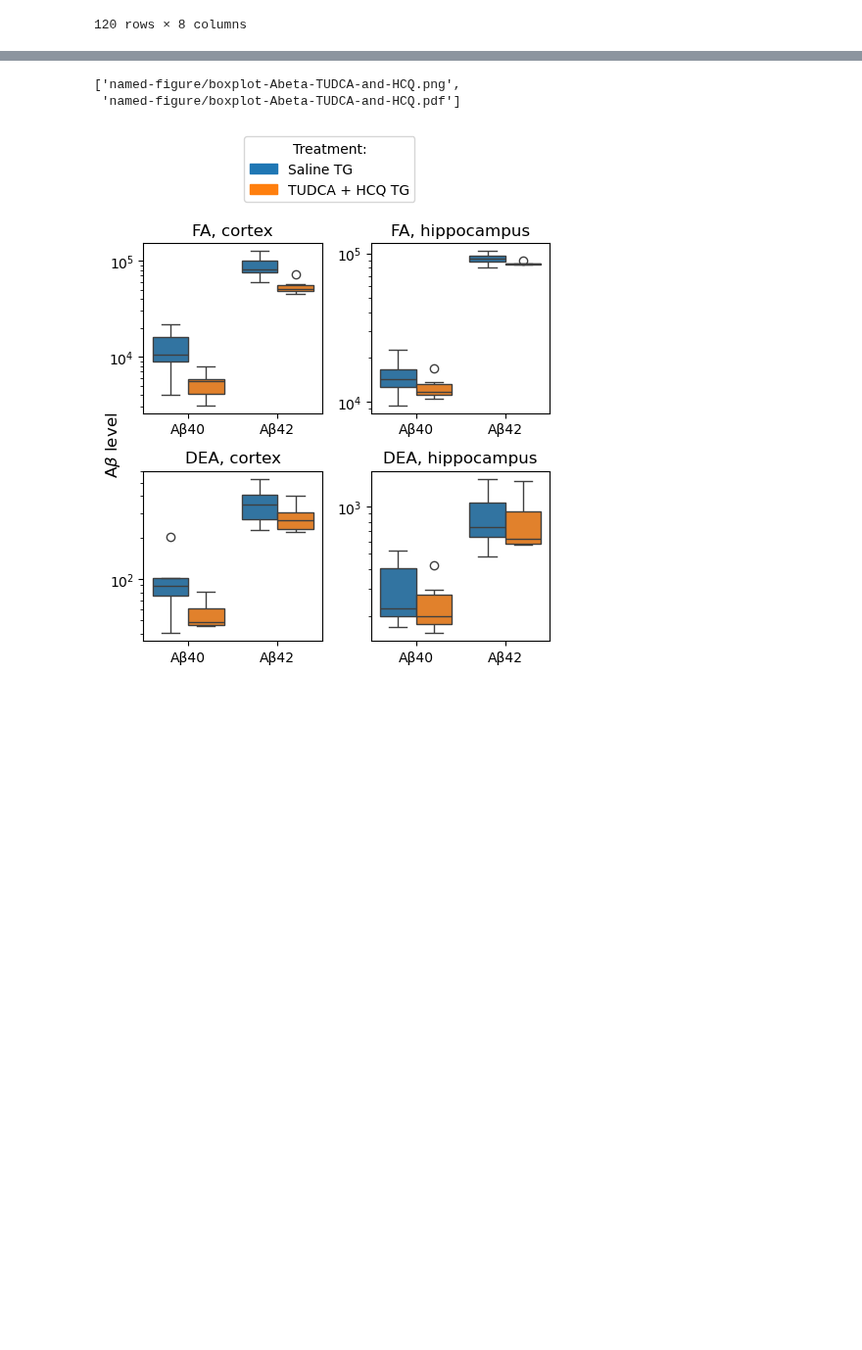
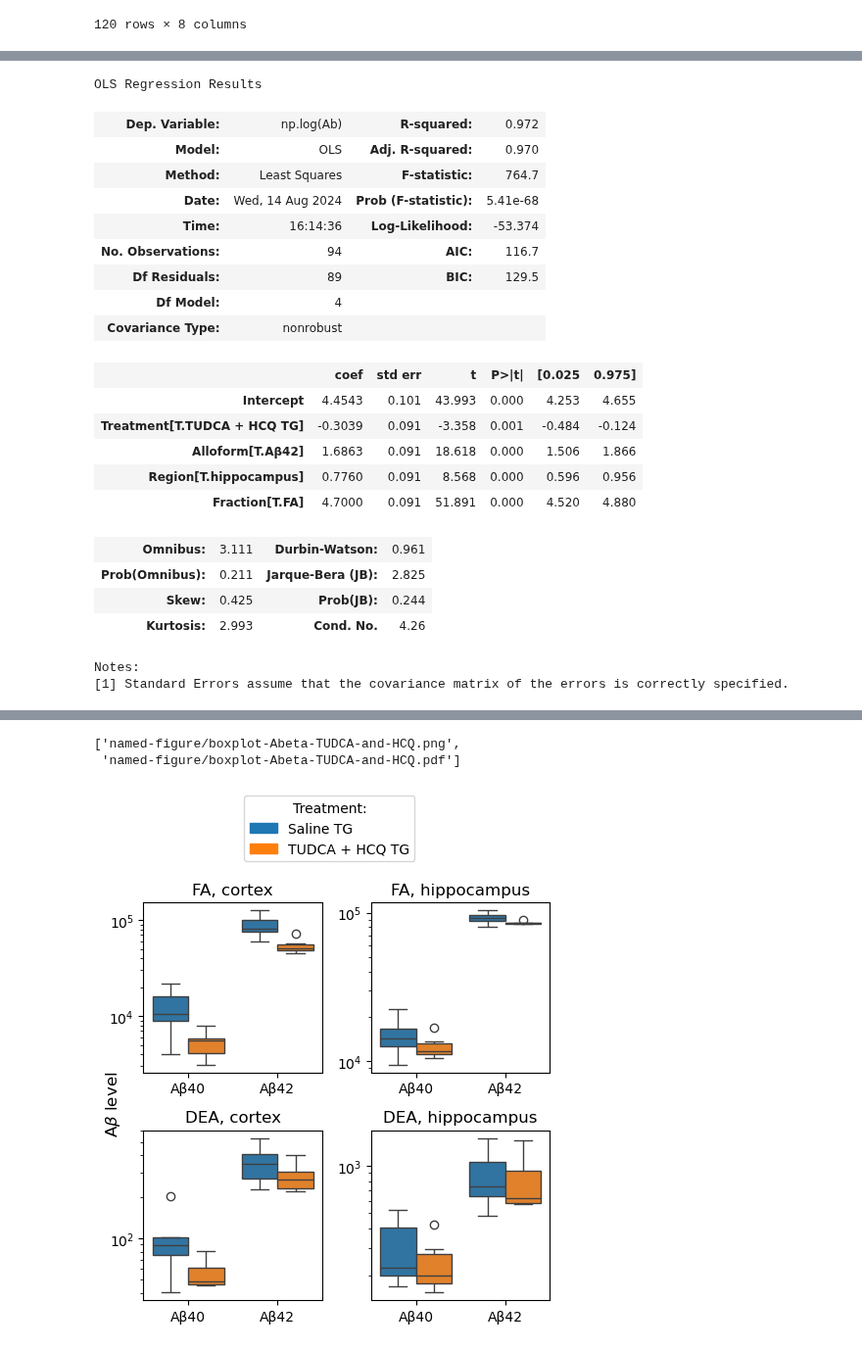
Before and after one commit to attilagk/CTNS-notebook, a Jupyter notebook: 2024-08-08-biochemistry/2024-08-08-biochemistry.ipynb, the cells around one changed output, grey strips where cells are left out. Shown at 98% size. Cells and saved outputs as stored; diff of their text form; code cells hidden in the pictures; blank space fills up the shorter version.

Commit message:
first OLS results

```diff
--- a/2024-08-08-biochemistry/2024-08-08-biochemistry.ipynb
+++ b/2024-08-08-biochemistry/2024-08-08-biochemistry.ipynb
@@ -95,3 +99,36 @@ Abeta_long
 | 958 | IV | L | 16802 | m | wt/wt | CO28154 | Vehicle (Arundine) WT | Aβ42 | NaN | hippocampus | ... |
 | 959 | VI | L | 17020 | m | wt/wt | CO28154 | Vehicle (Arundine) WT | Aβ42 | NaN | hippocampus | ... |
 960 rows × 11 columns
+# %%
+default_formula = 'np.log(Ab) ~ Treatment + Alloform + Region + Fraction'
+
+def fit_one(formula=default_formula, study='CO28154', treatments=['Saline TG', 'TUDCA + HCQ TG'], Abeta_long=Abeta_long):
+    data = Abeta_long.loc[(Abeta_long.Treatment.isin(treatments)) & (Abeta_long.Study == study)]
+    result = smf.ols(formula, data=data.dropna()).fit()
+    return(result)
+
+res = fit_one()
+res.summary()
+# %% [output]
+OLS Regression Results
+| Dep. Variable: | np.log(Ab) | R-squared: | 0.972 |
+| Model: | OLS | Adj. R-squared: | 0.970 |
+| Method: | Least Squares | F-statistic: | 764.7 |
+| Date: | Wed, 14 Aug 2024 | Prob (F-statistic): | 5.41e-68 |
+| Time: | 16:14:36 | Log-Likelihood: | -53.374 |
+| No. Observations: | 94 | AIC: | 116.7 |
+| Df Residuals: | 89 | BIC: | 129.5 |
+| Df Model: | 4 |  |  |
+| Covariance Type: | nonrobust |  |  |
+|  | coef | std err | t | P>|t| | [0.025 | 0.975] |
+| Intercept | 4.4543 | 0.101 | 43.993 | 0.000 | 4.253 | 4.655 |
+| Treatment[T.TUDCA + HCQ TG] | -0.3039 | 0.091 | -3.358 | 0.001 | -0.484 | -0.124 |
+| Alloform[T.Aβ42] | 1.6863 | 0.091 | 18.618 | 0.000 | 1.506 | 1.866 |
+| Region[T.hippocampus] | 0.7760 | 0.091 | 8.568 | 0.000 | 0.596 | 0.956 |
+| Fraction[T.FA] | 4.7000 | 0.091 | 51.891 | 0.000 | 4.520 | 4.880 |
+| Omnibus: | 3.111 | Durbin-Watson: | 0.961 |
+| Prob(Omnibus): | 0.211 | Jarque-Bera (JB): | 2.825 |
+| Skew: | 0.425 | Prob(JB): | 0.244 |
+| Kurtosis: | 2.993 | Cond. No. | 4.26 |
+Notes:
+[1] Standard Errors assume that the covariance matrix of the errors is correctly specified.
```
Also changed, not shown: parts of 6 cells of this notebook.
